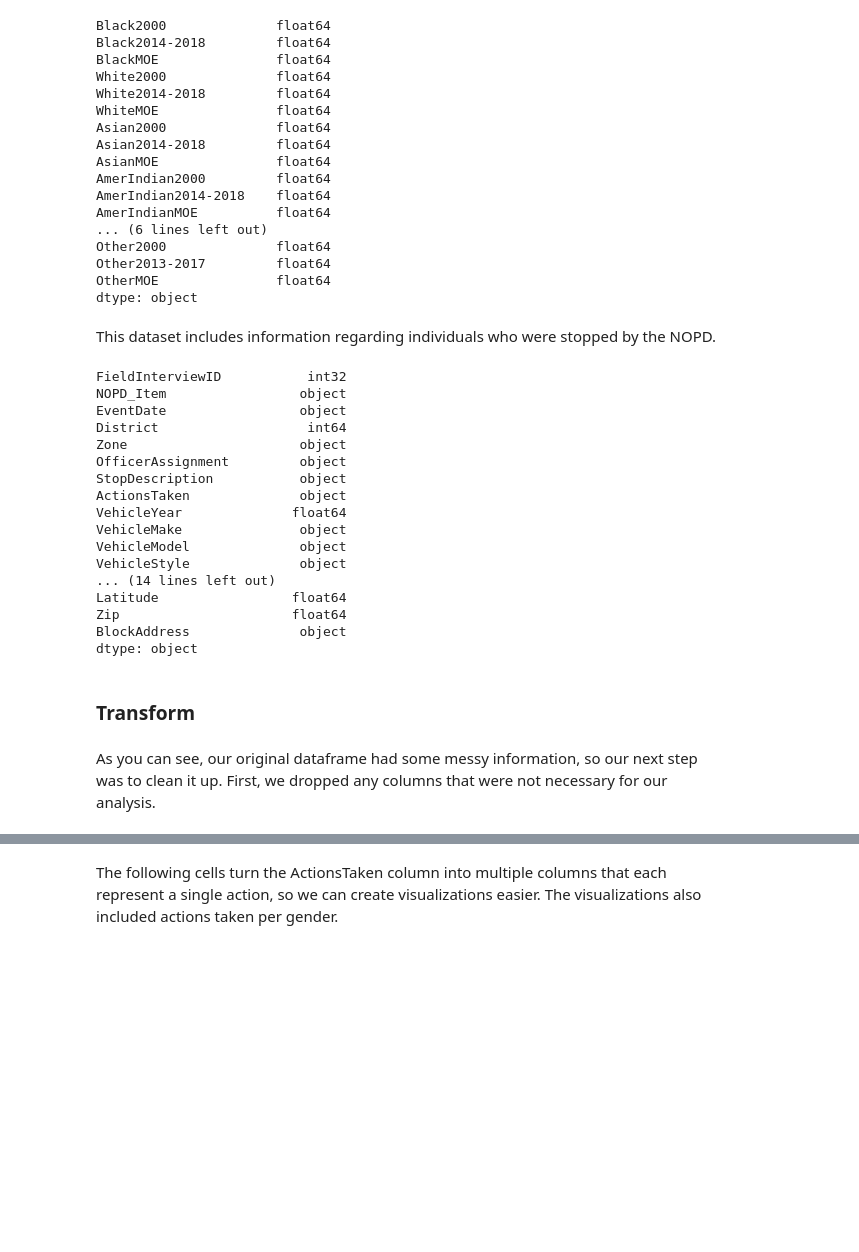
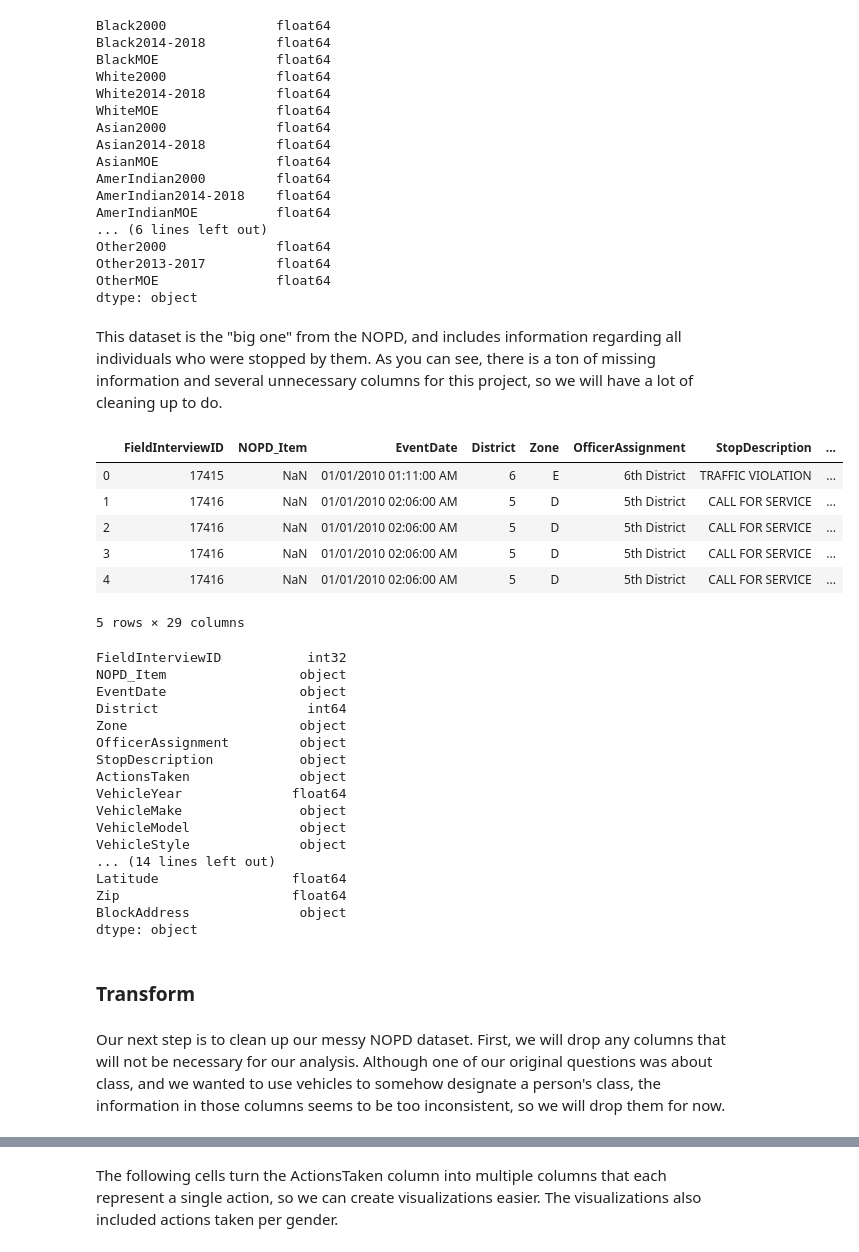
Before and after one commit to Icasas101/FinalDSTutorial, a Jupyter notebook: Final DS Tutorial.ipynb, the cells around one changed output, grey strips where cells are left out. Drawn from its saved outputs; the diff is of its cells as text; code cells hidden in the pictures; blank space fills up the shorter version.

Commit message:
Finished cleaning what we have

```diff
--- a/Final DS Tutorial.ipynb
+++ b/Final DS Tutorial.ipynb
@@ -131,34 +142,41 @@ Other2000              float64
 Other2013-2017         float64
 OtherMOE               float64
 dtype: object
-# %% [markdown]
-This dataset includes information regarding individuals who were stopped by the NOPD.
+# %% [markdown]
+This dataset is the "big one" from the NOPD, and includes information regarding all individuals who were stopped by them. As you can see, there is a ton of missing information and several unnecessary columns for this project, so we will have a lot of cleaning up to do.
 # %%
 df = pd.read_csv("../FinalDSTutorial/Stop_and_Search__Field_Interviews_.csv", dtype={'FieldInterviewID': int})
-df.head()
+display(df.head())
 display(df.dtypes)
 # %% [output]
+|  | FieldInterviewID | NOPD_Item | EventDate | District | Zone | OfficerAssignment | StopDescription | ... |
+| 0 | 17415 | NaN | 01/01/2010 01:11:00 AM | 6 | E | 6th District | TRAFFIC VIOLATION | ... |
+| 1 | 17416 | NaN | 01/01/2010 02:06:00 AM | 5 | D | 5th District | CALL FOR SERVICE | ... |
+| 2 | 17416 | NaN | 01/01/2010 02:06:00 AM | 5 | D | 5th District | CALL FOR SERVICE | ... |
+| 3 | 17416 | NaN | 01/01/2010 02:06:00 AM | 5 | D | 5th District | CALL FOR SERVICE | ... |
+| 4 | 17416 | NaN | 01/01/2010 02:06:00 AM | 5 | D | 5th District | CALL FOR SERVICE | ... |
-FieldInterviewID           int32
-NOPD_Item                 object
-EventDate                 object
-District                   int64
-Zone                      object
-OfficerAssignment         object
-StopDescription           object
-ActionsTaken              object
-VehicleYear              float64
-VehicleMake               object
-VehicleModel              object
-VehicleStyle              object
-... (14 lines left out)
-Latitude                 float64
-Zip                      float64
-BlockAddress              object
-dtype: object
+5 rows × 29 columns
+FieldInterviewID           int32
+NOPD_Item                 object
+EventDate                 object
+District                   int64
+Zone                      object
+OfficerAssignment         object
+StopDescription           object
+ActionsTaken              object
+VehicleYear              float64
+VehicleMake               object
+VehicleModel              object
+VehicleStyle              object
+... (14 lines left out)
+Latitude                 float64
+Zip                      float64
+BlockAddress              object
+dtype: object
 # %% [markdown]
 ### Transform
-# %% [markdown]
-As you can see, our original dataframe had some messy information, so our next step was to clean it up. First, we dropped any columns that were not necessary for our analysis.
+# %% [markdown]
+Our next step is to clean up our messy NOPD dataset. First, we will drop any columns that will not be necessary for our analysis. Although one of our original questions was about class, and we wanted to use vehicles to somehow designate a person's class, the information in those columns seems to be too inconsistent, so we will drop them for now.
 # %%
 dropped_df = df.drop(columns=['NOPD_Item', 'VehicleYear', 'VehicleMake', 'VehicleModel', 'VehicleStyle', 'VehicleColor', 'SubjectWeight', 'SubjectHeight', 'SubjectEyeColor', 'SubjectHairColor'])
 dropped_df.head()
```
Also changed, not shown: parts of 38 cells of this notebook, 1 other file.
